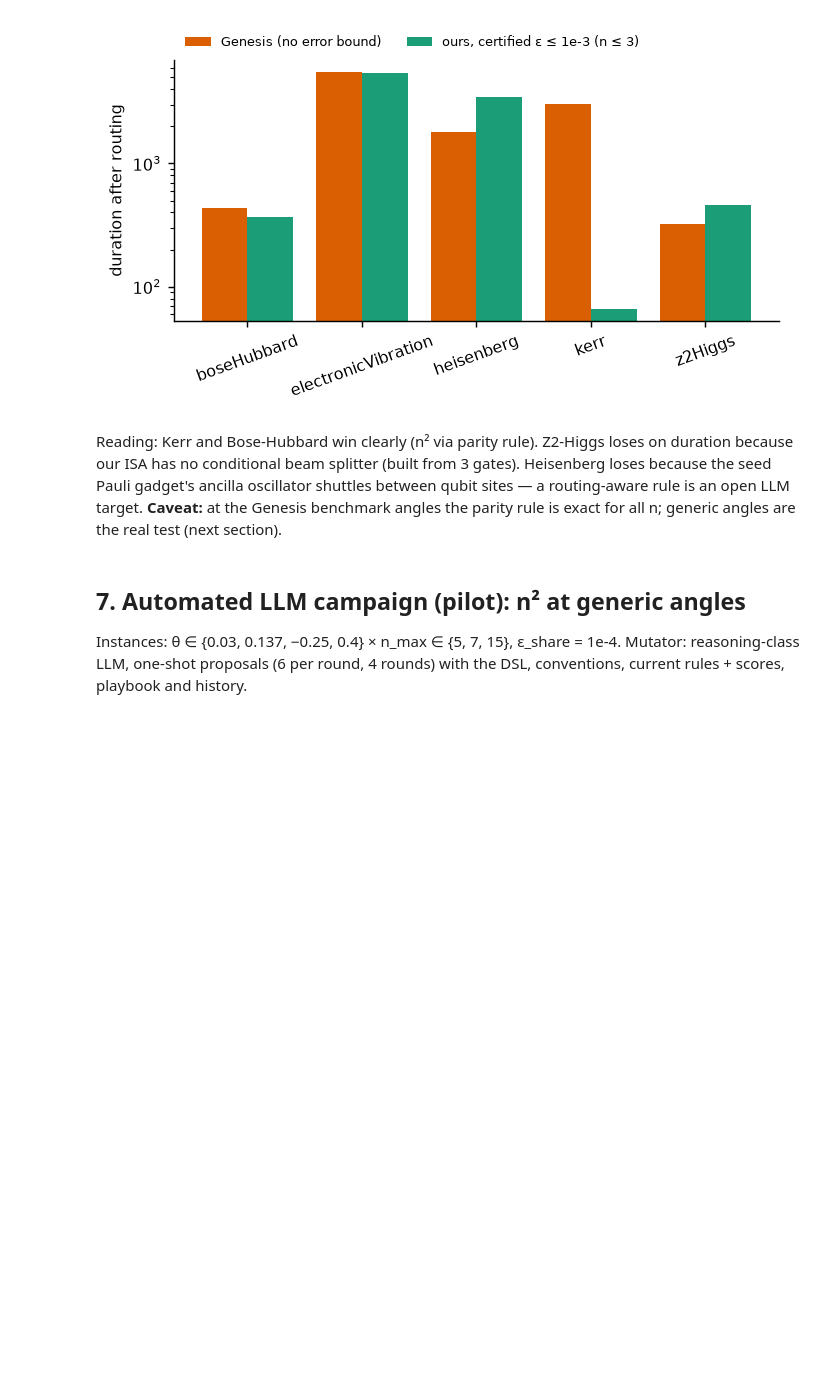
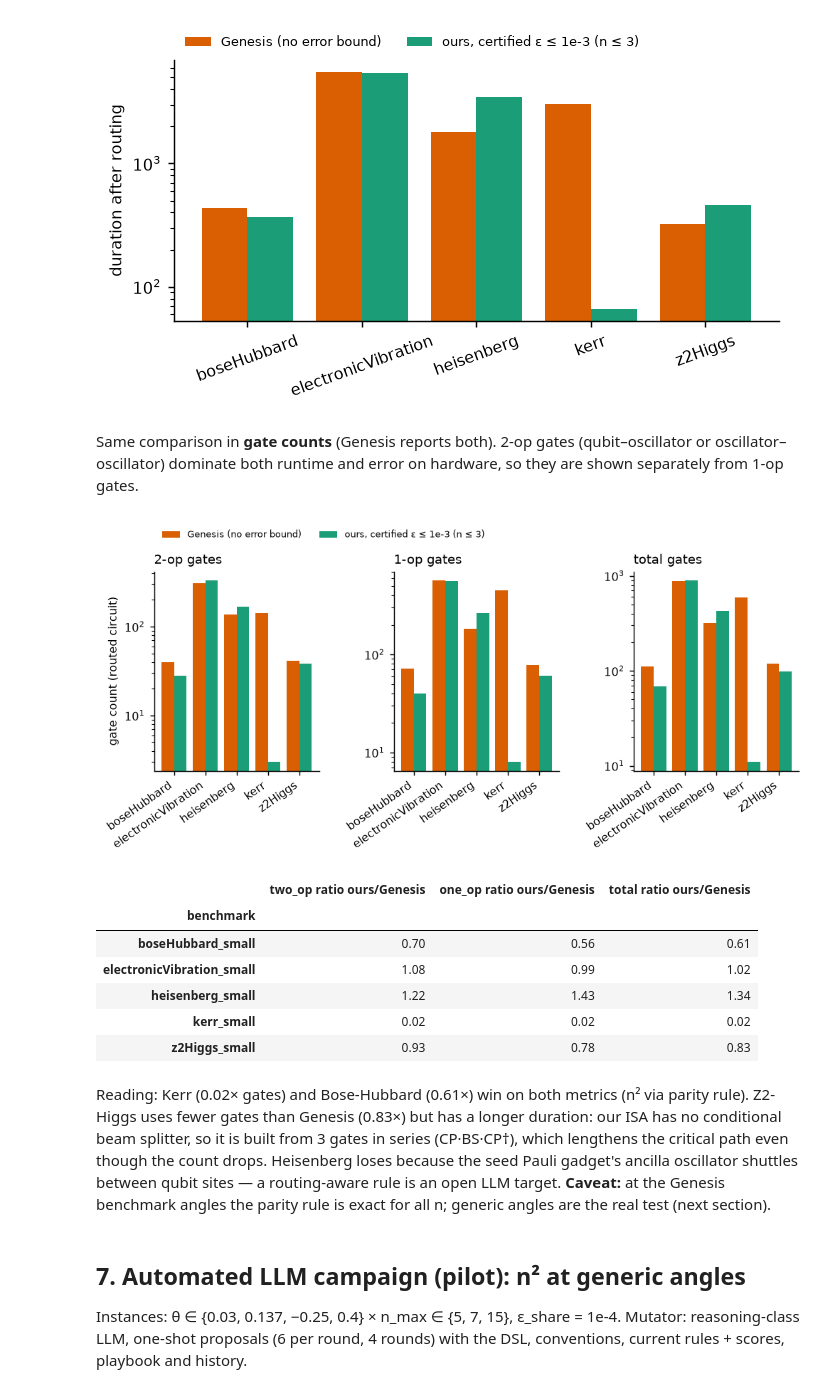
Before and after one commit to shubdeepmohapatra01/CircuitEvolve, a Jupyter notebook: cvdv/notebooks/demo_cvdv_rulebook.ipynb, the cells around one changed output. Saved outputs shown, nothing was run; the diff lists cells and outputs as text; code cells hidden in the pictures; blank space fills up the shorter version.

Commit message:
cvdv demo: gate-count comparison panel

```diff
--- a/cvdv/notebooks/demo_cvdv_rulebook.ipynb
+++ b/cvdv/notebooks/demo_cvdv_rulebook.ipynb
@@ -299,9 +299,39 @@ ax.set_yscale('log'); ax.set_ylabel('duration after routing'); ax.legend(frameon
 | 13 | electronicVibration_small | seed | 562.0 | 329.0 | 5431.0 | 1.777497e-10 | bound: displacement terms; 0.1s |
 | 14 | electronicVibration_small | seed+parity | 562.0 | 329.0 | 5431.0 | 1.777497e-10 | bound: displacement terms; 0.0s |
 [figure]
+# %% [markdown]
+Same comparison in **gate counts** (Genesis reports both). 2-op gates (qubit–oscillator or oscillator–oscillator)
+dominate both runtime and error on hardware, so they are shown separately from 1-op gates.
+# %%
+gc = snap[snap.compiler.isin(['Genesis (uncertified)', 'seed+parity'])]
+fig, axs = plt.subplots(1, 3, figsize=(9, 2.8), gridspec_kw=dict(wspace=0.45))
+labels = {'Genesis (uncertified)': 'Genesis (no error bound)', 'seed+parity': 'ours, certified ε ≤ 1e-3 (n ≤ 3)'}
+for ax, col, ttl in zip(axs, ['two_op', 'one_op', None], ['2-op gates', '1-op gates', 'total gates']):
+    p = gc.assign(total=gc.one_op + gc.two_op).pivot(index='benchmark', columns='compiler', values=col or 'total')
+    x = np.arange(len(p))
+    for k, (cname, color) in enumerate([('Genesis (uncertified)', GEN), ('seed+parity', OURS)]):
+        ax.bar(x + (k - 0.5) * 0.4, p[cname], 0.4, color=color, label=labels[cname])
+    ax.set_yscale('log'); ax.set_title(ttl, loc='left'); ax.set_xticks(x)
+    ax.set_xticklabels([b.replace('_small', '') for b in p.index], rotation=35, ha='right')
+axs[0].set_ylabel('gate count (routed circuit)')
+axs[0].legend(frameon=False, fontsize=7, loc='lower left', bbox_to_anchor=(0, 1.12), ncol=2)
+plt.show()
+t = gc.assign(total=gc.one_op + gc.two_op).pivot(index='benchmark', columns='compiler', values=['two_op', 'one_op', 'total'])
+ratio = (t.xs('seed+parity', axis=1, level=1) / t.xs('Genesis (uncertified)', axis=1, level=1)).round(2)
+ratio.columns = [f'{c} ratio ours/Genesis' for c in ratio.columns]; display(ratio)
+# %% [output]
+[figure, added]
+|  | two_op ratio ours/Genesis | one_op ratio ours/Genesis | total ratio ours/Genesis |
+| benchmark |  |  |  |
+| boseHubbard_small | 0.70 | 0.56 | 0.61 |
+| electronicVibration_small | 1.08 | 0.99 | 1.02 |
+| heisenberg_small | 1.22 | 1.43 | 1.34 |
+| kerr_small | 0.02 | 0.02 | 0.02 |
+| z2Higgs_small | 0.93 | 0.78 | 0.83 |
 # %% [markdown]
-Reading: Kerr and Bose-Hubbard win clearly (n² via parity rule). Z2-Higgs loses on duration because our ISA has
-no conditional beam splitter (built from 3 gates). Heisenberg loses because the seed Pauli gadget's ancilla
+Reading: Kerr (0.02× gates) and Bose-Hubbard (0.61×) win on both metrics (n² via parity rule). Z2-Higgs uses
+fewer gates than Genesis (0.83×) but has a longer duration: our ISA has no conditional beam splitter, so it is built
+from 3 gates in series (CP·BS·CP†), which lengthens the critical path even though the count drops. Heisenberg loses because the seed Pauli gadget's ancilla
 oscillator shuttles between qubit sites — a routing-aware rule is an open LLM target. **Caveat:** at the Genesis
 benchmark angles the parity rule is exact for all n; generic angles are the real test (next section).
 # %% [markdown]
```
Also changed, not shown: parts of 2 cells of this notebook, 1 other file.
